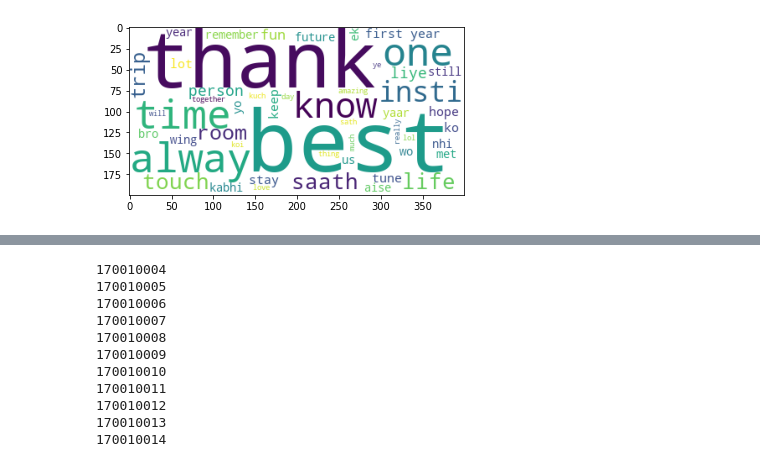
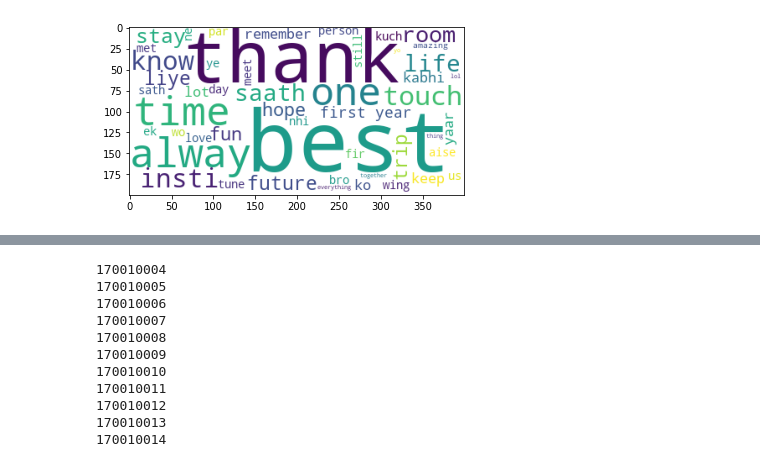
Before and after one commit to anshuln/Yearbook_analysis, a Jupyter notebook: analyze.ipynb, the cells around one changed output, grey strips where cells are left out. Cells and saved outputs as stored; diff of their text form; code cells hidden in the pictures.

Commit message:
Update data, scraping workaround

```diff
--- a/analyze.ipynb
+++ b/analyze.ipynb
@@ -474,29 +524,29 @@ Gender   Ratio of cross gender friends
 # %%
 # Wordclouds of different granularity
 from wordcloud import WordCloud, STOPWORDS
 # print(STOPWORDS)
 hindi_stopwords = ["mei","hai","bhi","tha","mein","aur","jab","tu","tera","se","toh","tujhe","apan","mai",
                    "tere","mujhe","kya","nahi","hi","ki",'ab',"pe","teri","ka","ke","hota","hua","jo","itna",'thoda',
                   'kaafi',"mera","ho",'p','h','u','xd','bhai']
 for w in hindi_stopwords:
     STOPWORDS.add(w)
 
 wc = WordCloud(background_color='white',
 					stopwords =  set(STOPWORDS),
 					max_words = 50,
 					random_state = 42,)
 
 
 all_posts = []
 for id in data:
 #     pers = Person(**data[id])
 #     if "Economics" in pers.dept:
-    all_posts += [x["Text"].lower() for x in data[id]["Posts Auth"]]
+    all_posts += [x["Text"].lower() for x in data[id]["Posts Subj"]]
 wc.generate(' '.join(all_posts))
 plt.imshow(wc)
 plt.show()
 # %% [output]
-[figure, old version]
+[figure, new version]
 # %%
 ## Proper Graph Analysis!
 import networkx as nx
```
Also changed, not shown: parts of 7 cells of this notebook, 2 other files.
